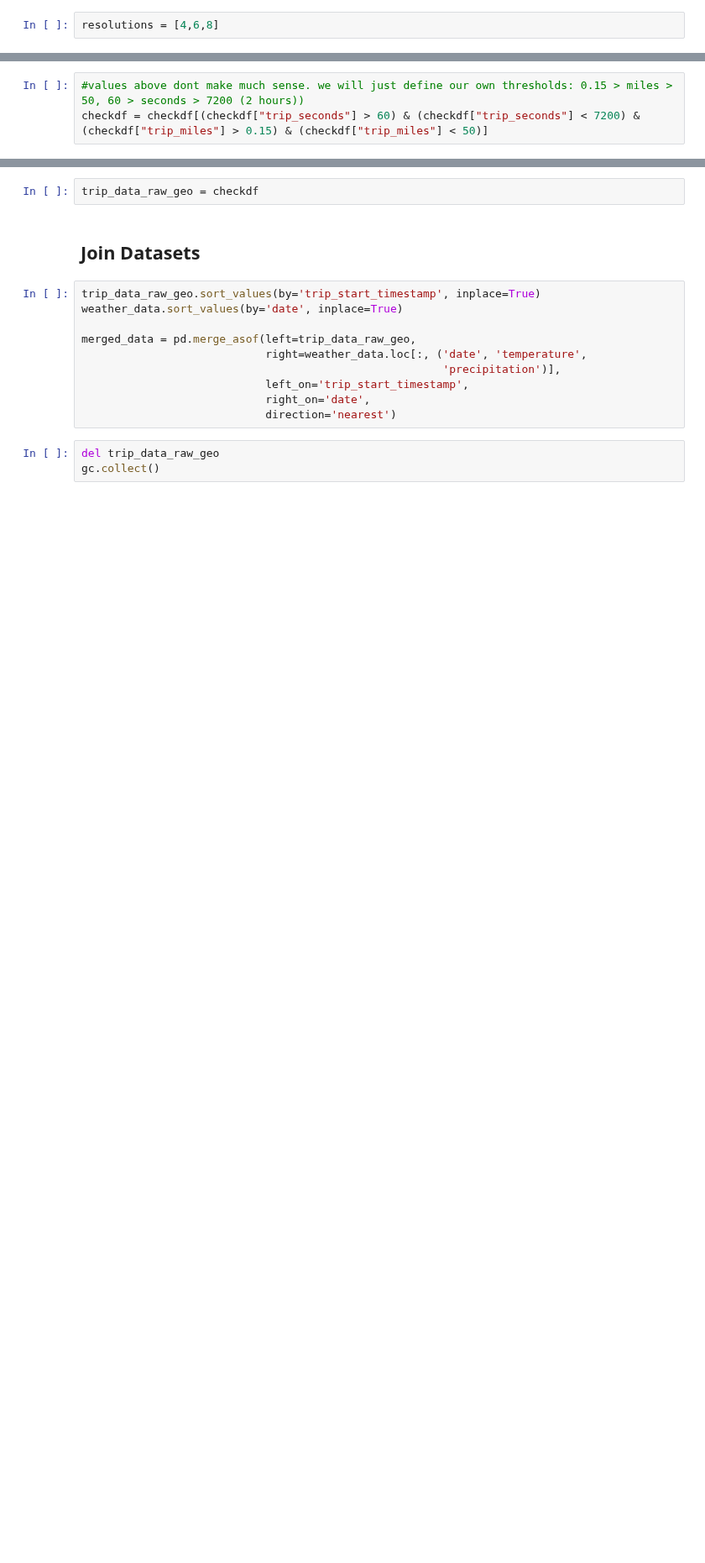
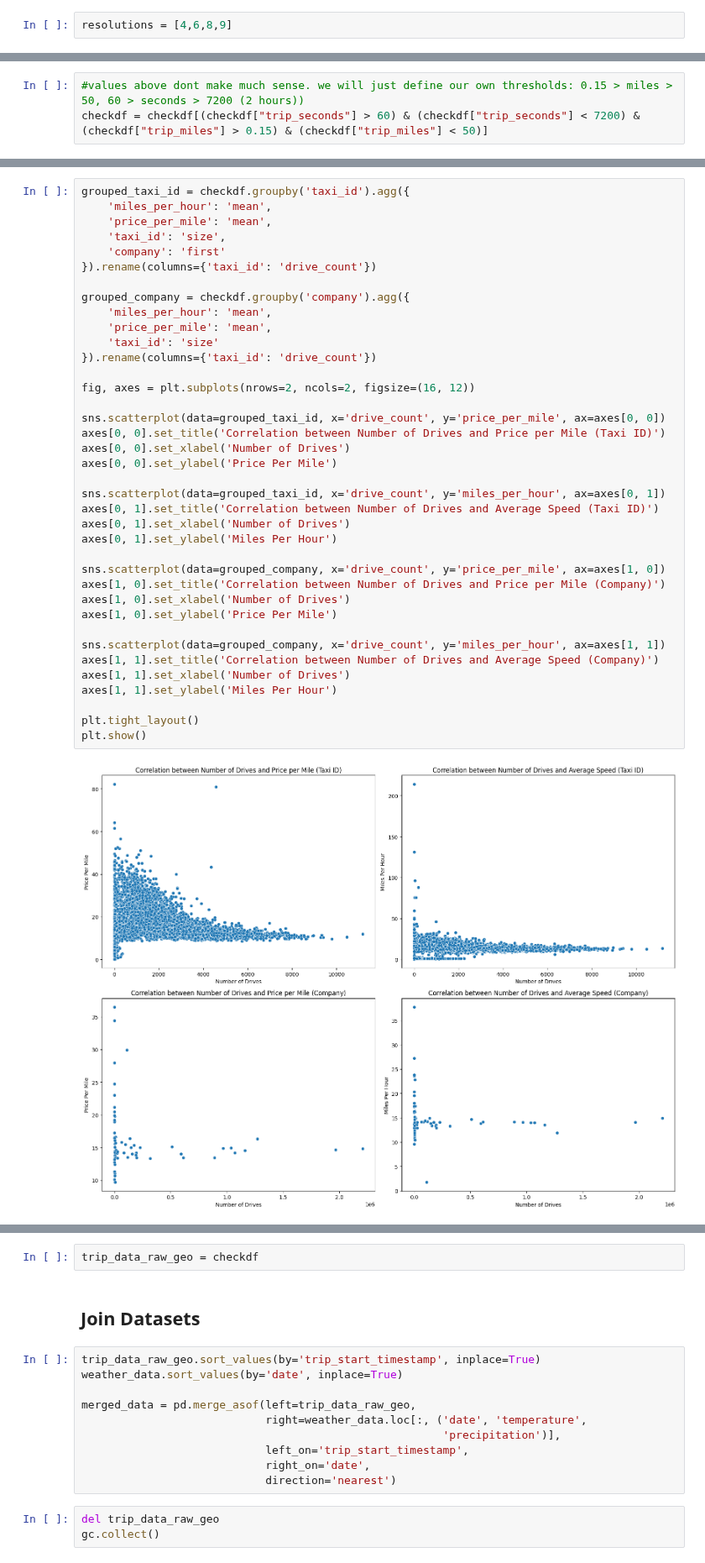
Before and after one commit to ltempfli/AAA-AIbertus-Magnus, a Jupyter notebook: tasks/01_Data_Preparation.ipynb, the cells around one changed output, grey strips where cells are left out. Shown at 84% size. Cells and saved outputs as stored; diff of their text form; blank space fills up the shorter version.

```diff
--- a/tasks/01_Data_Preparation.ipynb
+++ b/tasks/01_Data_Preparation.ipynb
@@ -494,7 +494,7 @@ gc.collect()
 # %% [markdown]
 ### Create H3 discretization
 # %%
-resolutions = [4,6,8]
+resolutions = [4,6,8,9]
 # %% [markdown]
 trip_data_raw['dropoff_centroid_location'] = trip_data_raw[
     'dropoff_centroid_location'].apply(
@@ -849,0 +846,40 @@ memory usage: 2.7+ GB
+# %%
+grouped_taxi_id = checkdf.groupby('taxi_id').agg({
+    'miles_per_hour': 'mean',
+    'price_per_mile': 'mean',
+    'taxi_id': 'size',
+    'company': 'first'
+}).rename(columns={'taxi_id': 'drive_count'})
+
+grouped_company = checkdf.groupby('company').agg({
+    'miles_per_hour': 'mean',
+    'price_per_mile': 'mean',
+    'taxi_id': 'size'
+}).rename(columns={'taxi_id': 'drive_count'})
+
+fig, axes = plt.subplots(nrows=2, ncols=2, figsize=(16, 12))
+
+sns.scatterplot(data=grouped_taxi_id, x='drive_count', y='price_per_mile', ax=axes[0, 0])
+axes[0, 0].set_title('Correlation between Number of Drives and Price per Mile (Taxi ID)')
+axes[0, 0].set_xlabel('Number of Drives')
+axes[0, 0].set_ylabel('Price Per Mile')
+
+sns.scatterplot(data=grouped_taxi_id, x='drive_count', y='miles_per_hour', ax=axes[0, 1])
+axes[0, 1].set_title('Correlation between Number of Drives and Average Speed (Taxi ID)')
+axes[0, 1].set_xlabel('Number of Drives')
+axes[0, 1].set_ylabel('Miles Per Hour')
+
+sns.scatterplot(data=grouped_company, x='drive_count', y='price_per_mile', ax=axes[1, 0])
+axes[1, 0].set_title('Correlation between Number of Drives and Price per Mile (Company)')
+axes[1, 0].set_xlabel('Number of Drives')
+axes[1, 0].set_ylabel('Price Per Mile')
+
+sns.scatterplot(data=grouped_company, x='drive_count', y='miles_per_hour', ax=axes[1, 1])
+axes[1, 1].set_title('Correlation between Number of Drives and Average Speed (Company)')
+axes[1, 1].set_xlabel('Number of Drives')
+axes[1, 1].set_ylabel('Miles Per Hour')
+
+plt.tight_layout()
+plt.show()
+# %% [output]
+[figure, added]
```
Also changed, not shown: parts of 16 cells of this notebook.
